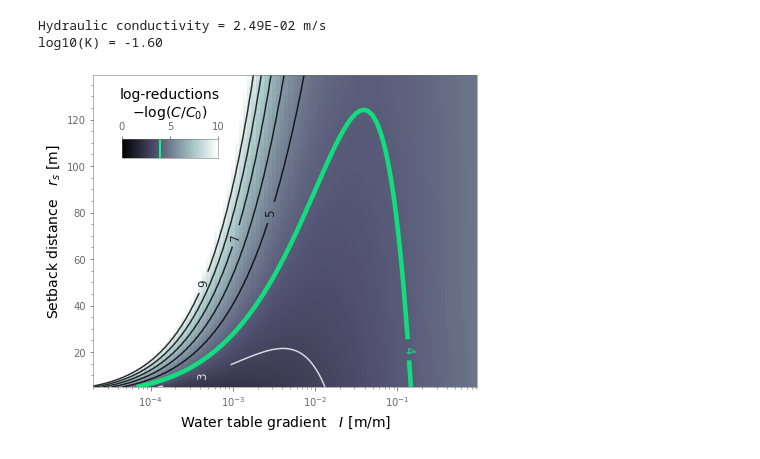
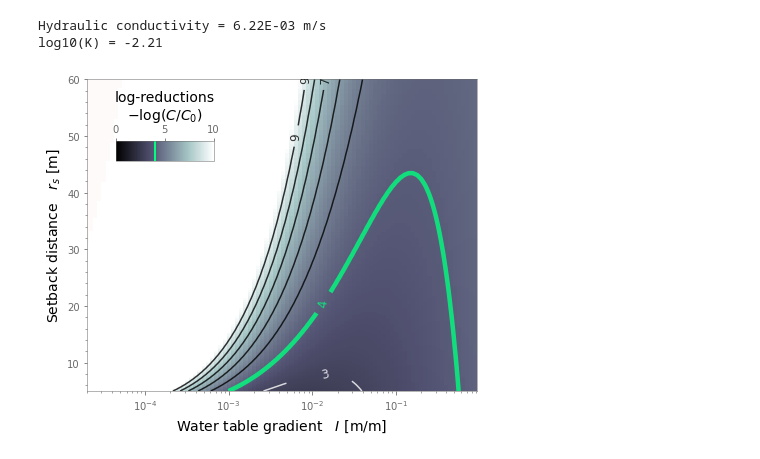
Before and after one commit to edsaac/bioparticle, a Jupyter notebook: notebooks/Concepts/Dec2022Review/Heatmap_setbackDistance.ipynb, the cells around one changed output. Saved outputs shown, nothing was run; the diff lists cells and outputs as text; code cells hidden in the pictures.

```diff
--- a/notebooks/Concepts/Dec2022Review/Heatmap_setbackDistance.ipynb
+++ b/notebooks/Concepts/Dec2022Review/Heatmap_setbackDistance.ipynb
@@ -83,7 +83,7 @@ def noDim_Gravitational(dp,rhof,rhop):
 #Porosity
 theta = 0.35 # adim
 dp = 1.0E-7  # 100nm
-dc = 2.0E-3 #dc = np.power(10.0, np.arange(-5,-2.2,0.1))
+dc = 1.0E-3 #2.0E-3 #dc = np.power(10.0, np.arange(-5,-2.2,0.1))
 #dc = 2.0E-3/4 divided by 4 and 4-log are below 15m
 A = 5.0E-21 # J = N·m
 viscosity = 0.0008891 # N·s/m²
@@ -93,7 +93,7 @@ alpha = 0.01 # adim << favorable conditions
 
 #Darcy flow velocity
 I = np.power(10.0, np.arange(-4.7,0,0.05))
-r = np.geomspace(5,139,150)
+r = np.geomspace(5,60,150)
 Ixx, ryy = np.meshgrid(I,r)
 
 H = 10.
@@ -103,14 +103,15 @@ decayRate = 3.5353E-06
 # %%
 def hydraulicCond_kozenycarman(dc:np.array) -> np.array:
     kappa = dc**2 * np.power(theta,3)/ (180 * np.power(1-theta, 2))
+    #kappa = (6.54E-4 * (dc**2))
     return kappa * water_density * g / viscosity
 
 K = hydraulicCond_kozenycarman(dc)
 print(f"Hydraulic conductivity = {K:.2E} m/s")
 print(f"log10(K) = {np.log10(K):.2f} ")
 # %% [output]
-Hydraulic conductivity = 2.49E-02 m/s
-log10(K) = -1.60
+Hydraulic conductivity = 6.22E-03 m/s
+log10(K) = -2.21
 # %%
 def characteristic_q(I:np.array, r:np.array) -> np.array:
     return K*I + Qin*(1+f)/(4*r*H)
@@ -182,34 +183,34 @@ cs = ax.contour(Ixx,ryy,
     colors=["springgreen"],
     alpha=0.8,
     linewidths=4.5)
 
 ax.clabel(cs, cs.levels, inline=True, fmt="%.0f",
     fontsize=12,
     colors=["springgreen"],
     manual=[(9e-2, 20)])
 
 cs = ax.contour(Ixx,ryy,
     -np.log10(Ce),
     np.arange(5,10,1),
     colors=["k"],
     alpha=0.8,
     linewidths=1.5)
 
 ax.clabel(cs, [5,7,9], inline=True, fmt="%.0f",
     fontsize=12,
     colors=["k"],
     manual=[(5e-3,80), (1e-3,70), (5e-4,50)])
 
 ax.set_xscale('log')
 plt.tight_layout()
 ax.spines.top.set_visible(True)
 
 ax.set_xlabel(r"Water table gradient   $I$ [m/m]")
-ax.set_ylim((5,139))
+ax.set_ylim((5,60))
 ax.minorticks_on()
 ax.set_ylabel(r"Setback distance   $r_s$ [m]")
-#plt.savefig("Figures/Heatmap_setbackDistance.pdf", bbox_inches='tight', pad_inches=0.05)
+plt.savefig("Figures/Heatmap_setbackDistance.pdf", bbox_inches='tight', pad_inches=0.05)
 plt.show()
 # %% [output]
-[figure, old version]
+[figure, new version]
 # %%
```
Also changed, not shown: parts of 1 cell of this notebook, 30 other files.
